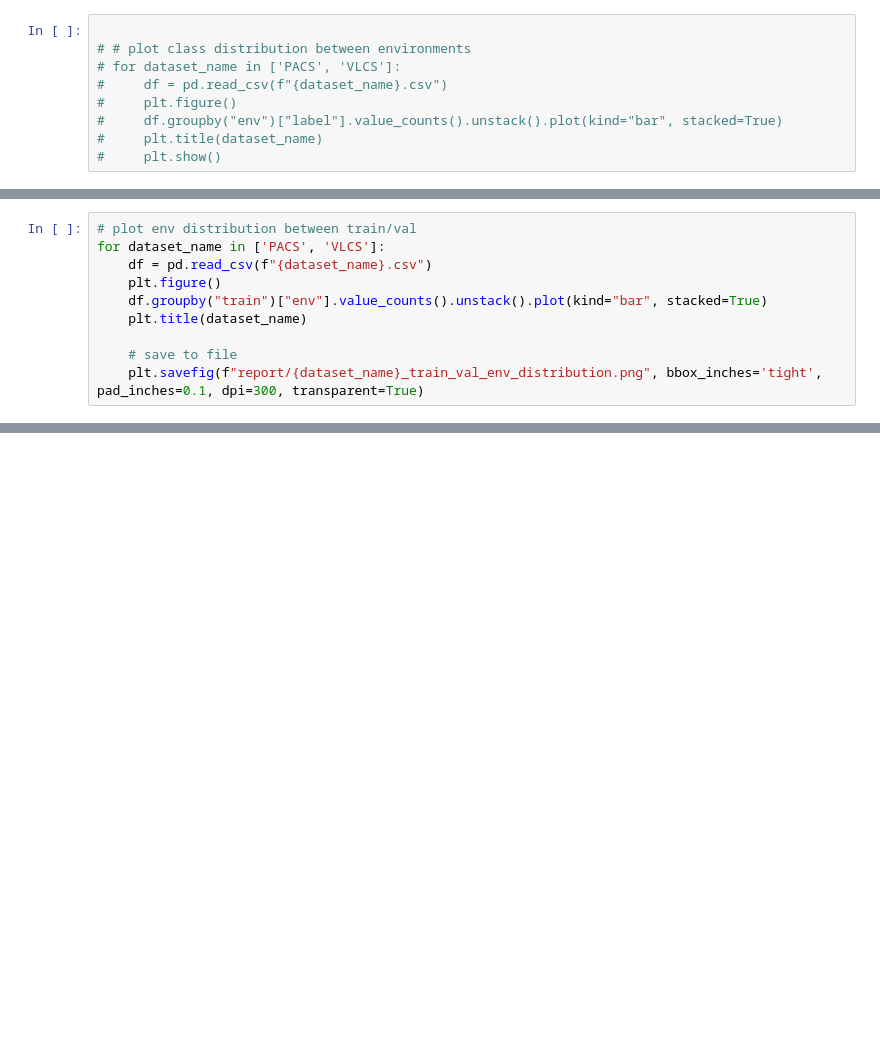
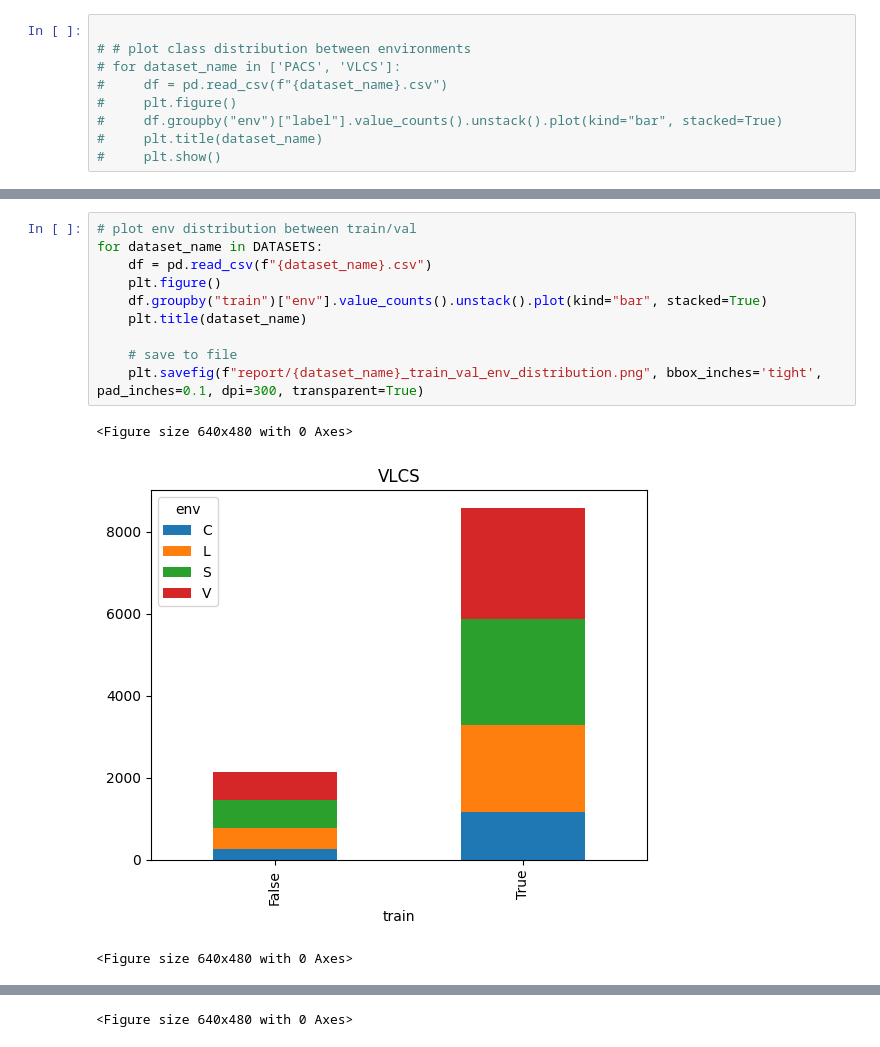
Before and after one commit to vantuan5644/DomainBed, a Jupyter notebook: datasets.ipynb, the cells around one changed output, grey strips where cells are left out. Drawn from its saved outputs; the diff is of its cells as text; blank space fills up the shorter version.

```diff
--- a/datasets.ipynb
+++ b/datasets.ipynb
@@ -139,10 +152,14 @@ for dataset_name in ['PACS', 'VLCS']:
 # %%
 # plot env distribution between train/val
-for dataset_name in ['PACS', 'VLCS']:
+for dataset_name in DATASETS:
     df = pd.read_csv(f"{dataset_name}.csv")
     plt.figure()
     df.groupby("train")["env"].value_counts().unstack().plot(kind="bar", stacked=True)
     plt.title(dataset_name)
 
     # save to file
     plt.savefig(f"report/{dataset_name}_train_val_env_distribution.png", bbox_inches='tight', pad_inches=0.1, dpi=300, transparent=True)
+# %% [output]
+<Figure size 640x480 with 0 Axes>
+[figure, added]
+<Figure size 640x480 with 0 Axes>
@@ -148,0 +167 @@ for dataset_name in ['PACS', 'VLCS']:
+<Figure size 640x480 with 0 Axes>
```
Also changed, not shown: parts of 11 cells of this notebook, 9 other files.
